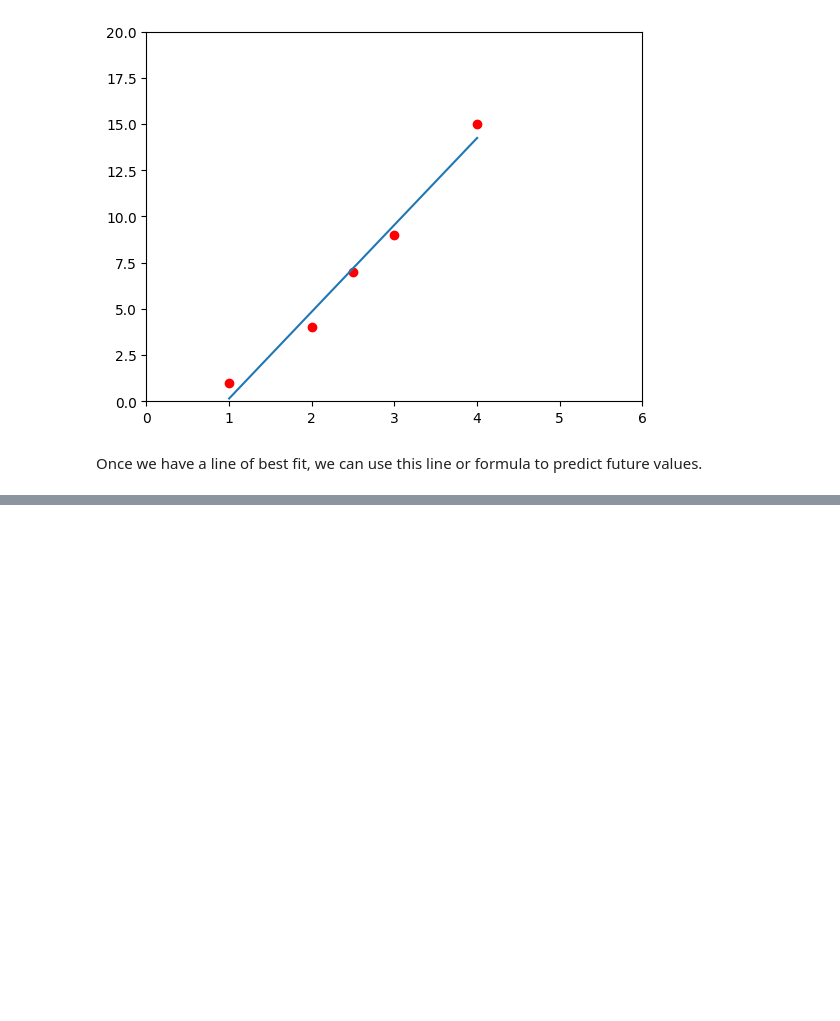
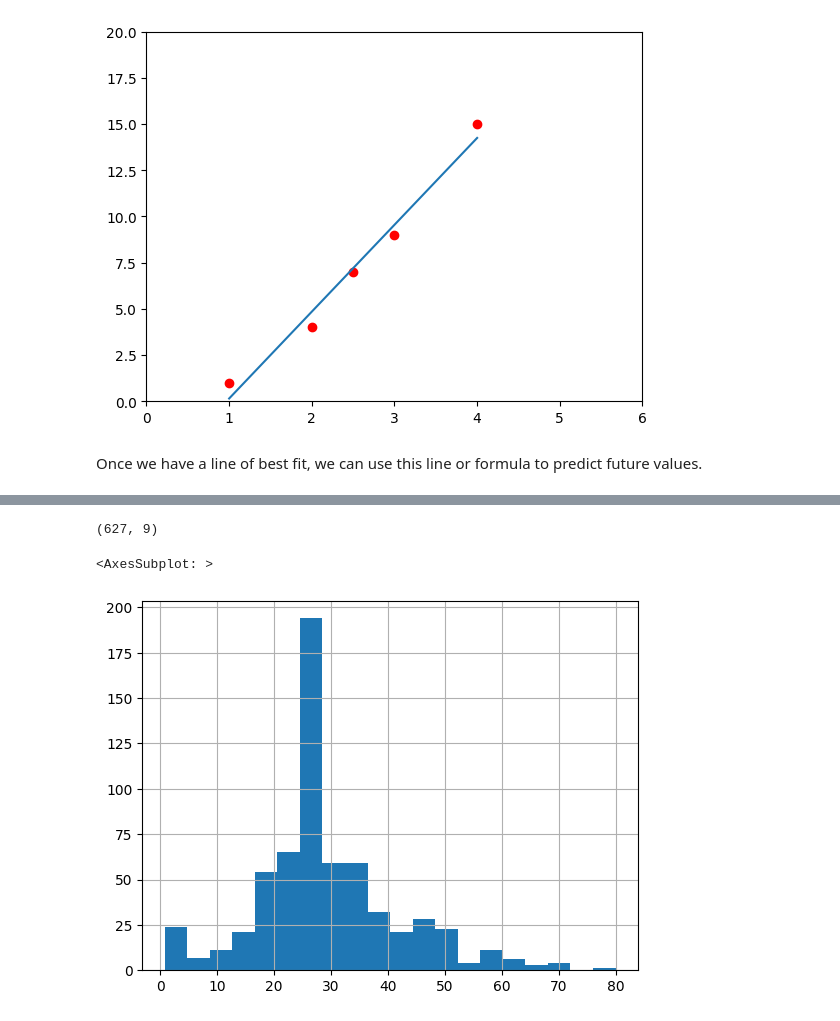
Before and after one commit to MatthewSoutherland/Machine_Learning, a Jupyter notebook: linearRegression.ipynb, the cells around one changed output, grey strips where cells are left out. Saved outputs shown, nothing was run; the diff lists cells and outputs as text; code cells hidden in the pictures; blank space fills up the shorter version.

```diff
--- a/linearRegression.ipynb
+++ b/linearRegression.ipynb
@@ -41,0 +57,6 @@ plt.show()
+# %%
+# Load dataset
+df_train = pd.read_csv('https://storage.googleapis.com/tf-datasets/titanic/train.csv') # training data
+df_eval = pd.read_csv('https://storage.googleapis.com/tf-datasets/titanic/eval.csv') # testing data
+y_train = df_train.pop('survived')
+y_eval = df_eval.pop('survived')
@@ -41,0 +79,9 @@ plt.show()
+# %%
+df_train.shape
+# %% [output]
+(627, 9)
+# %%
+df_train.age.hist(bins=20)
+# %% [output]
+<AxesSubplot: >
+[figure, added]
```
Also changed, not shown: parts of 16 cells of this notebook.
